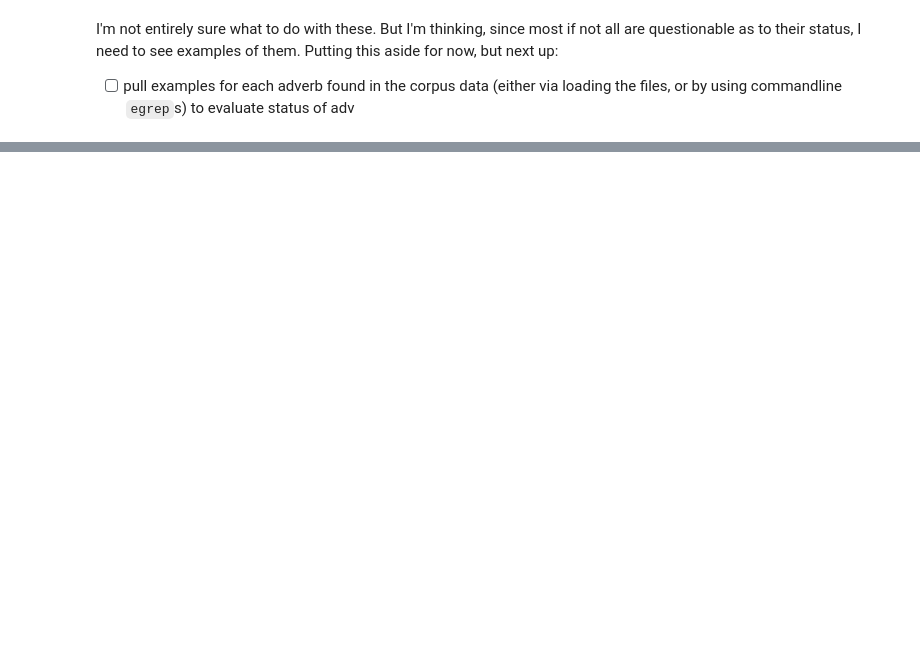
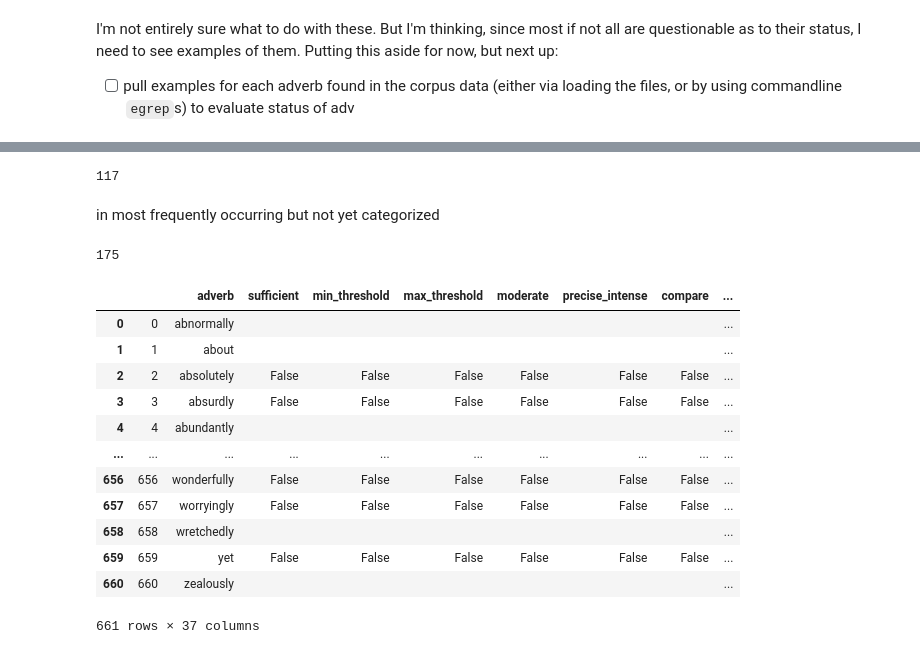
Before and after one commit to AndreaTheLinguist/sanpi, a Jupyter notebook: notebooks/examine_adv-dump.ipynb, the cells around one changed output, grey strips where cells are left out. Cells and saved outputs as stored; diff of their text form; code cells hidden in the pictures; blank space fills up the shorter version.

```diff
--- a/notebooks/examine_adv-dump.ipynb
+++ b/notebooks/examine_adv-dump.ipynb
@@ -86,0 +99,6 @@ Putting this aside for now, but next up:
+# %%
+cat_def = set()
+for w_set in LCA.values():
+    cat_def = cat_def.union(w_set)
+
+cat_def
@@ -86,0 +143,10 @@ Putting this aside for now, but next up:
+# %%
+len(cat_def - top_adv)
+# %% [output]
+117
+# %% [markdown]
+in most frequently occurring but not yet categorized
+# %%
+len(top_adv - cat_def)
+# %% [output]
+175
@@ -86,0 +163,28 @@ Putting this aside for now, but next up:
+# %%
+any_adverb = list(cat_def.union(ABD).union(top_adv))
+any_adverb.sort()
+adv_df = pd.Series(any_adverb).to_frame('adverb')
+invert_cat = {}
+for c in LCA.keys():
+    adv_df.loc[adv_df.adverb.isin(cat_def), c] = adv_df.adverb.isin(LCA[c])
+adv_df
+csv_out = Path('adv_cats.csv')
+# if csv_out.exists():
+#     existing = pd.read_csv(csv_out)
+#     existing.update(adv_df)
+#     adv_df = existing.reset_index(drop=True)
+adv_df
+# %% [output]
+|  |  | adverb | sufficient | min_threshold | max_threshold | moderate | precise_intense | compare | ... |
+| 0 | 0 | abnormally |  |  |  |  |  |  | ... |
+| 1 | 1 | about |  |  |  |  |  |  | ... |
+| 2 | 2 | absolutely | False | False | False | False | False | False | ... |
+| 3 | 3 | absurdly | False | False | False | False | False | False | ... |
+| 4 | 4 | abundantly |  |  |  |  |  |  | ... |
+| ... | ... | ... | ... | ... | ... | ... | ... | ... | ... |
+| 656 | 656 | wonderfully | False | False | False | False | False | False | ... |
+| 657 | 657 | worryingly | False | False | False | False | False | False | ... |
+| 658 | 658 | wretchedly |  |  |  |  |  |  | ... |
+| 659 | 659 | yet | False | False | False | False | False | False | ... |
+| 660 | 660 | zealously |  |  |  |  |  |  | ... |
+661 rows × 37 columns
```
Also changed, not shown: parts of 16 cells of this notebook, 2 other files.
